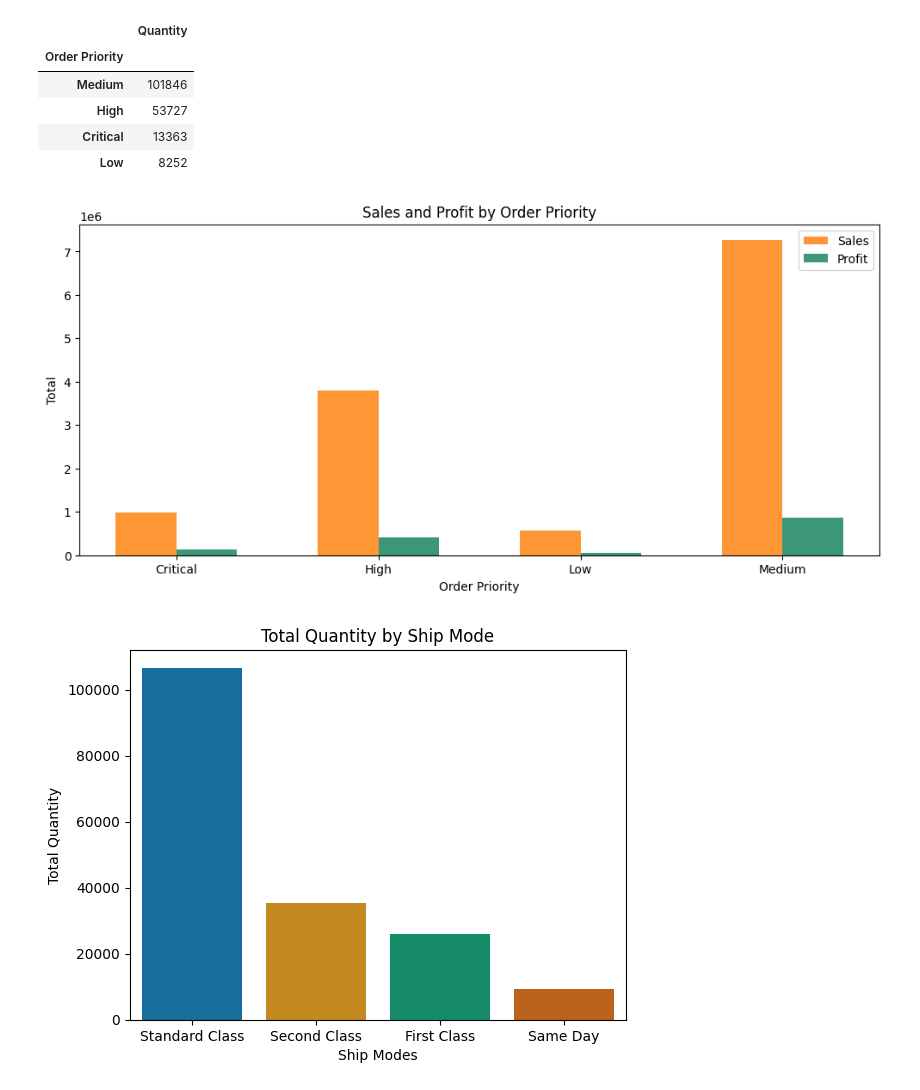
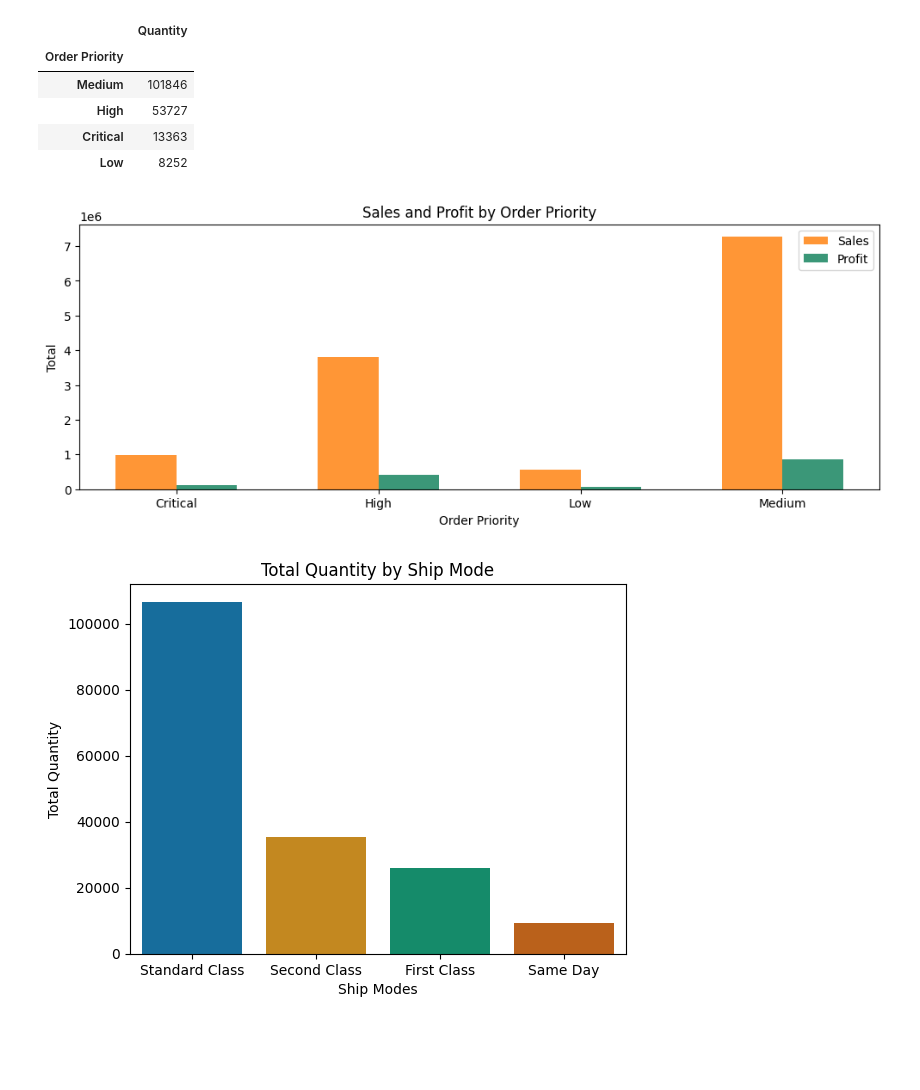
Before and after one commit to ShakilM26/Global-Superstore-EDA, a Jupyter notebook: End to End Data Analysis.ipynb, the cells around one changed output. Cells and saved outputs as stored; diff of their text form; code cells hidden in the pictures; blank space fills up the shorter version.

```diff
--- a/End to End Data Analysis.ipynb
+++ b/End to End Data Analysis.ipynb
@@ -270,27 +301,27 @@ order_priority.sort_values(by='Quantity', ascending=False)
 # %%
 # Sales and profit by order priority
 
 order_priority_affect = df.groupby('Order Priority')[['Sales','Profit']].sum().reset_index()
 
 order_priority = order_priority_affect['Order Priority']
 sales = order_priority_affect['Sales']
 profit = order_priority_affect['Profit']
 
 bar_width=0.30
 index = np.arange(len(order_priority))
 
-plt.figure(figsize=(12,5))
+plt.figure(figsize=(12,4))
 plt.bar(index, sales, bar_width, label='Sales', color='#FF9636')
 plt.bar(index+bar_width, profit, bar_width, label='Profit', color='#3B9778')
 
 plt.xlabel('Order Priority')
 plt.ylabel('Total')
 plt.title('Sales and Profit by Order Priority')
 plt.xticks(index+bar_width/2, order_priority)
 plt.legend()
 plt.show()
 # %% [output]
-[figure, old version]
+[figure, new version]
 # %%
 ship_mode_affect = df.groupby('Ship Mode')[['Quantity']].sum().reset_index()
 ship_mode_affect = ship_mode_affect.sort_values(by='Quantity', ascending=False)
```
Also changed, not shown: parts of 20 cells of this notebook.
